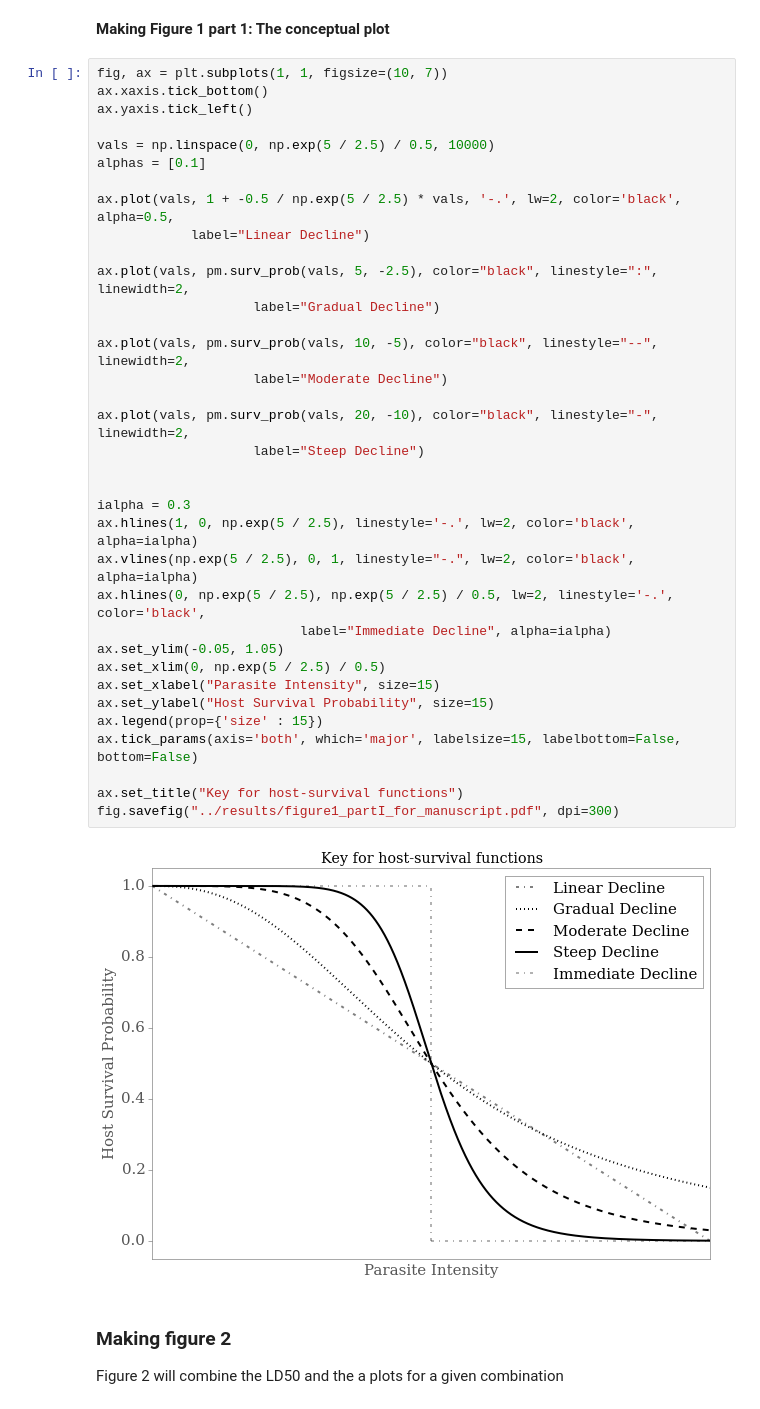
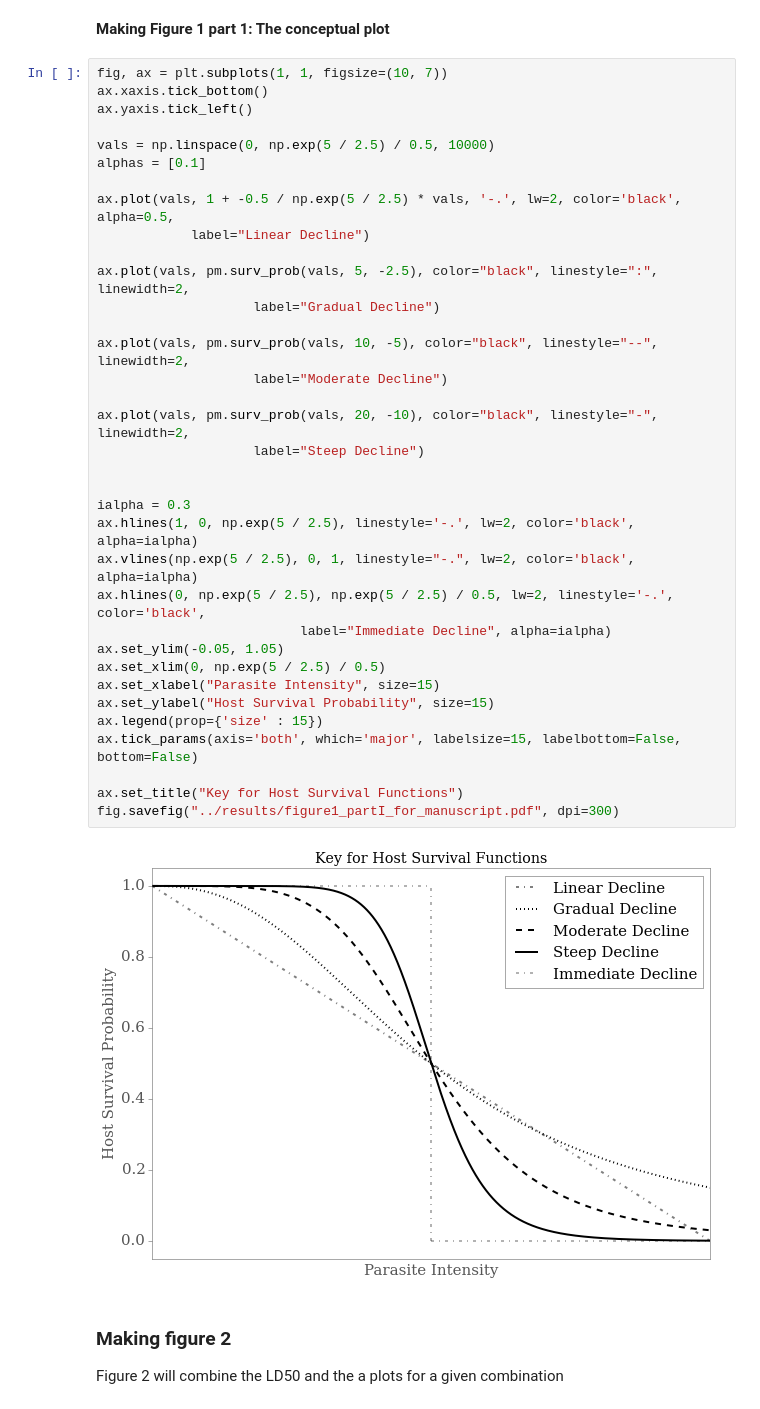
Before and after one commit to mqwilber/parasite_mortality, a Jupyter notebook: code/manuscript_plots.ipynb, the cells around one changed output. Cells and saved outputs as stored; diff of their text form.

```diff
--- a/code/manuscript_plots.ipynb
+++ b/code/manuscript_plots.ipynb
@@ -322,35 +322,35 @@ ax.yaxis.tick_left()
 vals = np.linspace(0, np.exp(5 / 2.5) / 0.5, 10000)
 alphas = [0.1]
 
 ax.plot(vals, 1 + -0.5 / np.exp(5 / 2.5) * vals, '-.', lw=2, color='black', alpha=0.5,
             label="Linear Decline")
 
 ax.plot(vals, pm.surv_prob(vals, 5, -2.5), color="black", linestyle=":", linewidth=2,
                     label="Gradual Decline")
 
 ax.plot(vals, pm.surv_prob(vals, 10, -5), color="black", linestyle="--", linewidth=2,
                     label="Moderate Decline")
 
 ax.plot(vals, pm.surv_prob(vals, 20, -10), color="black", linestyle="-", linewidth=2,
                     label="Steep Decline")
 
 
 ialpha = 0.3
 ax.hlines(1, 0, np.exp(5 / 2.5), linestyle='-.', lw=2, color='black', alpha=ialpha)
 ax.vlines(np.exp(5 / 2.5), 0, 1, linestyle="-.", lw=2, color='black', alpha=ialpha)
 ax.hlines(0, np.exp(5 / 2.5), np.exp(5 / 2.5) / 0.5, lw=2, linestyle='-.', color='black',
                           label="Immediate Decline", alpha=ialpha)
 ax.set_ylim(-0.05, 1.05)
 ax.set_xlim(0, np.exp(5 / 2.5) / 0.5)
 ax.set_xlabel("Parasite Intensity", size=15)
 ax.set_ylabel("Host Survival Probability", size=15)
 ax.legend(prop={'size' : 15})
 ax.tick_params(axis='both', which='major', labelsize=15, labelbottom=False, bottom=False)
 
-ax.set_title("Key for host-survival functions")
+ax.set_title("Key for Host Survival Functions")
 fig.savefig("../results/figure1_partI_for_manuscript.pdf", dpi=300)
 # %% [output]
-[figure, old version]
+[figure, new version]
 # %% [markdown]
 ### Making figure 2
 
```
Also changed, not shown: parts of 6 cells of this notebook.
